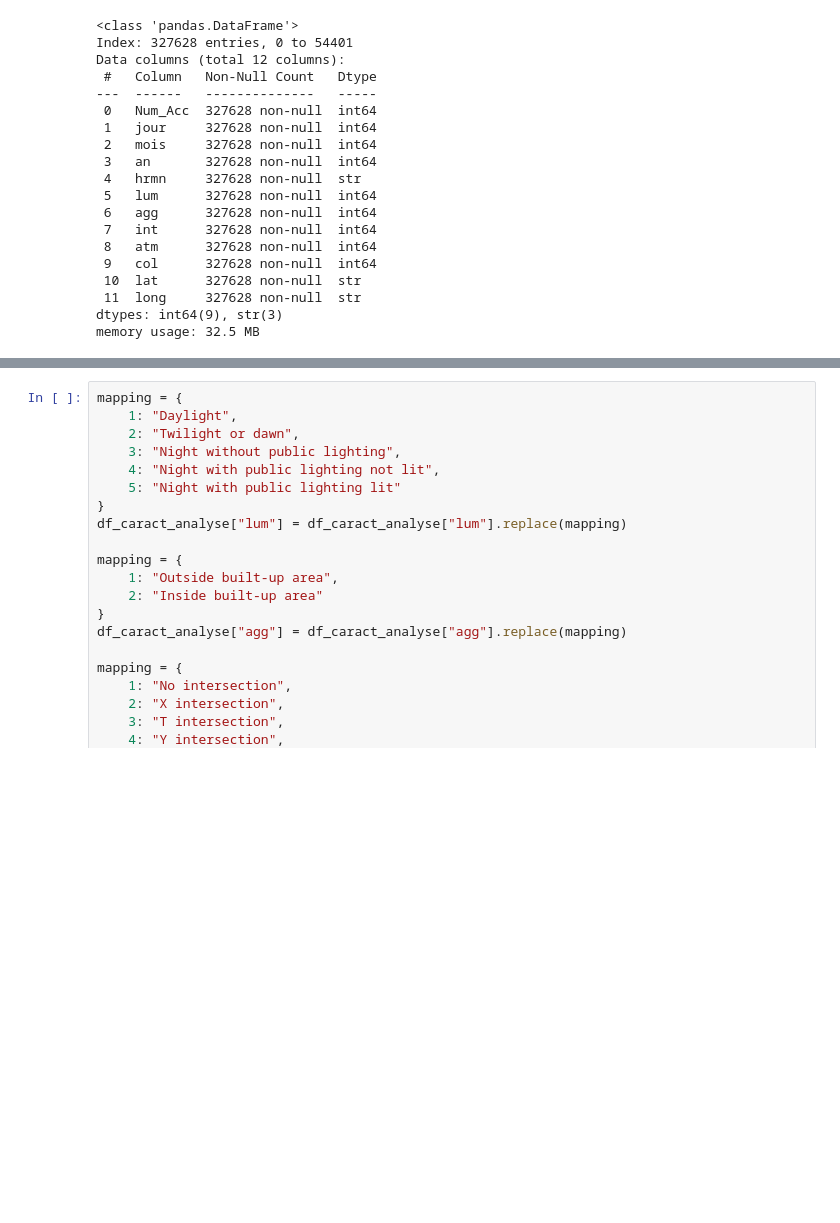
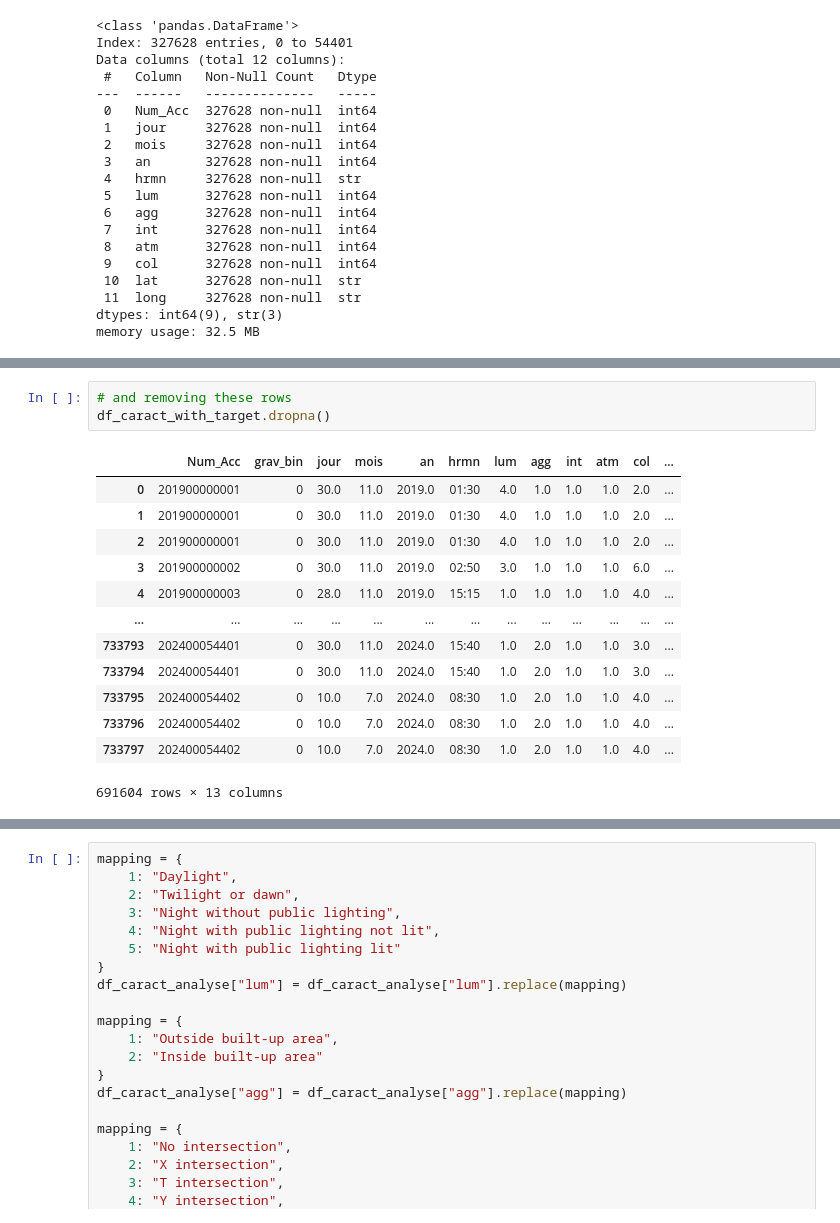
Before and after one commit to KaterinaGalkina/RoadAccidentSeverityPrediction, a Jupyter notebook: caract.ipynb, the cells around one changed output, grey strips where cells are left out. Saved outputs shown, nothing was run; the diff lists cells and outputs as text; blank space fills up the shorter version.

```diff
--- a/caract.ipynb
+++ b/caract.ipynb
@@ -272,2 +238,19 @@ long        42192
 dtype: int64
+# %%
+# and removing these rows
+df_caract_with_target.dropna()
+# %% [output]
+|  | Num_Acc | grav_bin | jour | mois | an | hrmn | lum | agg | int | atm | col | ... |
+| 0 | 201900000001 | 0 | 30.0 | 11.0 | 2019.0 | 01:30 | 4.0 | 1.0 | 1.0 | 1.0 | 2.0 | ... |
+| 1 | 201900000001 | 0 | 30.0 | 11.0 | 2019.0 | 01:30 | 4.0 | 1.0 | 1.0 | 1.0 | 2.0 | ... |
+| 2 | 201900000001 | 0 | 30.0 | 11.0 | 2019.0 | 01:30 | 4.0 | 1.0 | 1.0 | 1.0 | 2.0 | ... |
+| 3 | 201900000002 | 0 | 30.0 | 11.0 | 2019.0 | 02:50 | 3.0 | 1.0 | 1.0 | 1.0 | 6.0 | ... |
+| 4 | 201900000003 | 0 | 28.0 | 11.0 | 2019.0 | 15:15 | 1.0 | 1.0 | 1.0 | 1.0 | 4.0 | ... |
+| ... | ... | ... | ... | ... | ... | ... | ... | ... | ... | ... | ... | ... |
+| 733793 | 202400054401 | 0 | 30.0 | 11.0 | 2024.0 | 15:40 | 1.0 | 2.0 | 1.0 | 1.0 | 3.0 | ... |
+| 733794 | 202400054401 | 0 | 30.0 | 11.0 | 2024.0 | 15:40 | 1.0 | 2.0 | 1.0 | 1.0 | 3.0 | ... |
+| 733795 | 202400054402 | 0 | 10.0 | 7.0 | 2024.0 | 08:30 | 1.0 | 2.0 | 1.0 | 1.0 | 4.0 | ... |
+| 733796 | 202400054402 | 0 | 10.0 | 7.0 | 2024.0 | 08:30 | 1.0 | 2.0 | 1.0 | 1.0 | 4.0 | ... |
+| 733797 | 202400054402 | 0 | 10.0 | 7.0 | 2024.0 | 08:30 | 1.0 | 2.0 | 1.0 | 1.0 | 4.0 | ... |
+691604 rows × 13 columns
 # %%
```
Also changed, not shown: parts of 56 cells of this notebook, 4 other files.
